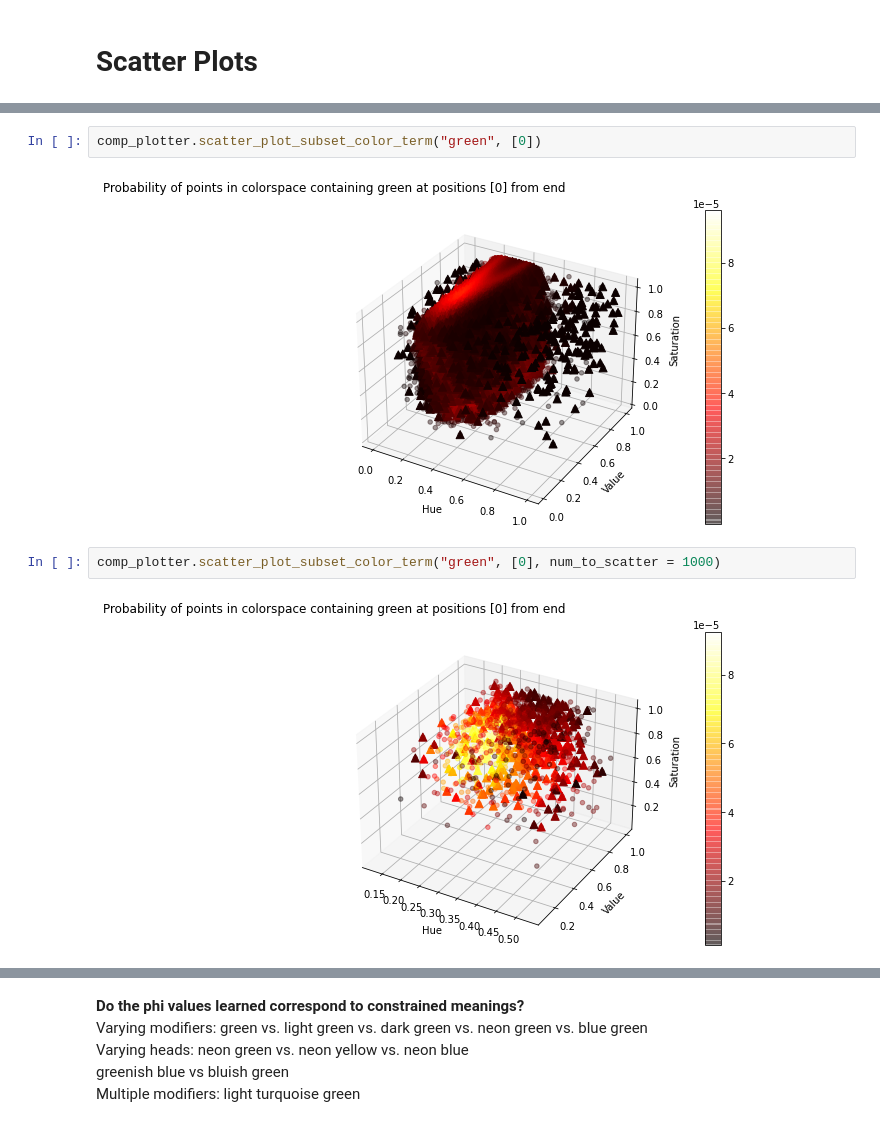
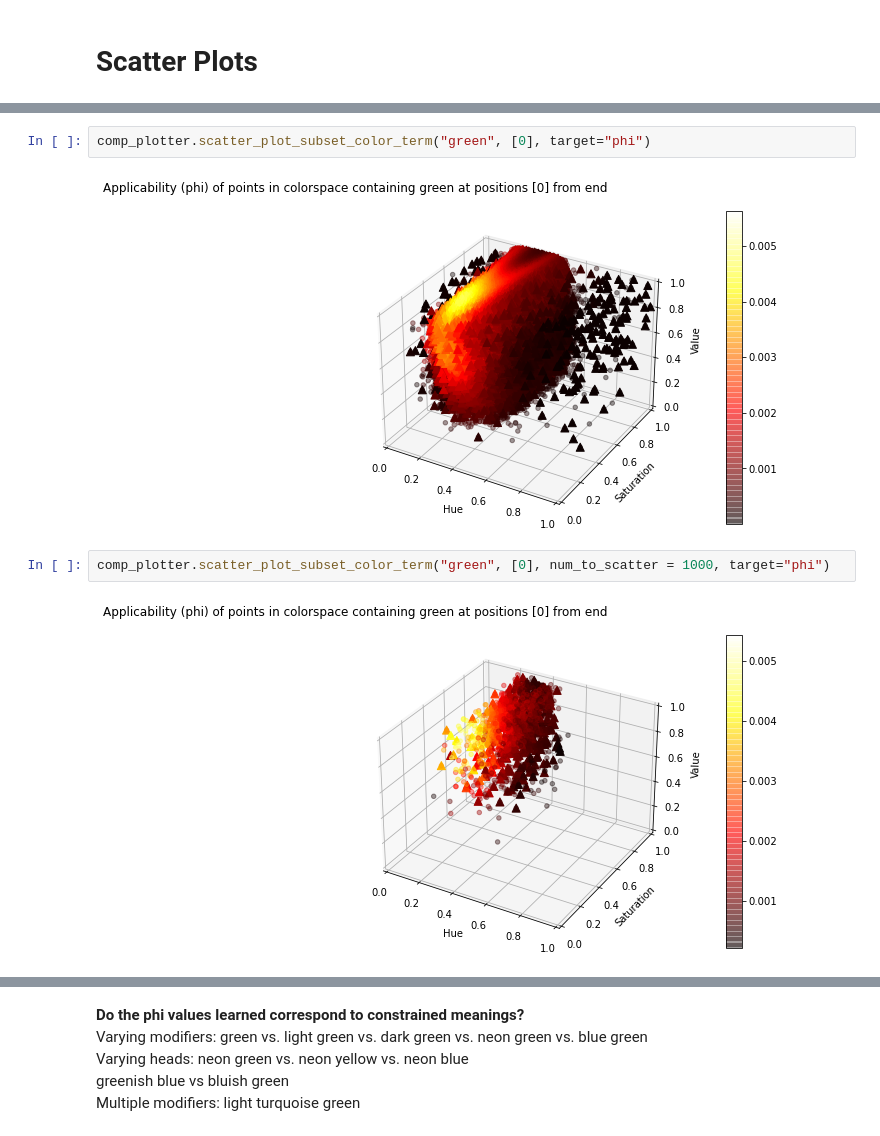
Before and after one commit to souDuggirala/speaker_strategies_sigdial2020, a Jupyter notebook: lab/analyses/notebooks/A003_compositional_xkcd_visualizations.ipynb, the cells around one changed output, grey strips where cells are left out. Saved outputs shown, nothing was run; the diff lists cells and outputs as text.

```diff
--- a/lab/analyses/notebooks/A003_compositional_xkcd_visualizations.ipynb
+++ b/lab/analyses/notebooks/A003_compositional_xkcd_visualizations.ipynb
@@ -281,9 +317,9 @@ comp_plotter.scatter_plot_subset_color_term("white", [0])
 # %%
-comp_plotter.scatter_plot_subset_color_term("green", [0])
+comp_plotter.scatter_plot_subset_color_term("green", [0], target="phi")
 # %% [output]
-[figure, old version]
+[figure, new version]
 # %%
-comp_plotter.scatter_plot_subset_color_term("green", [0], num_to_scatter = 1000)
+comp_plotter.scatter_plot_subset_color_term("green", [0], num_to_scatter = 1000, target="phi")
 # %% [output]
-[figure, old version]
+[figure, new version]
 # %%
```
Also changed, not shown: parts of 24 cells of this notebook, 1 other file.
